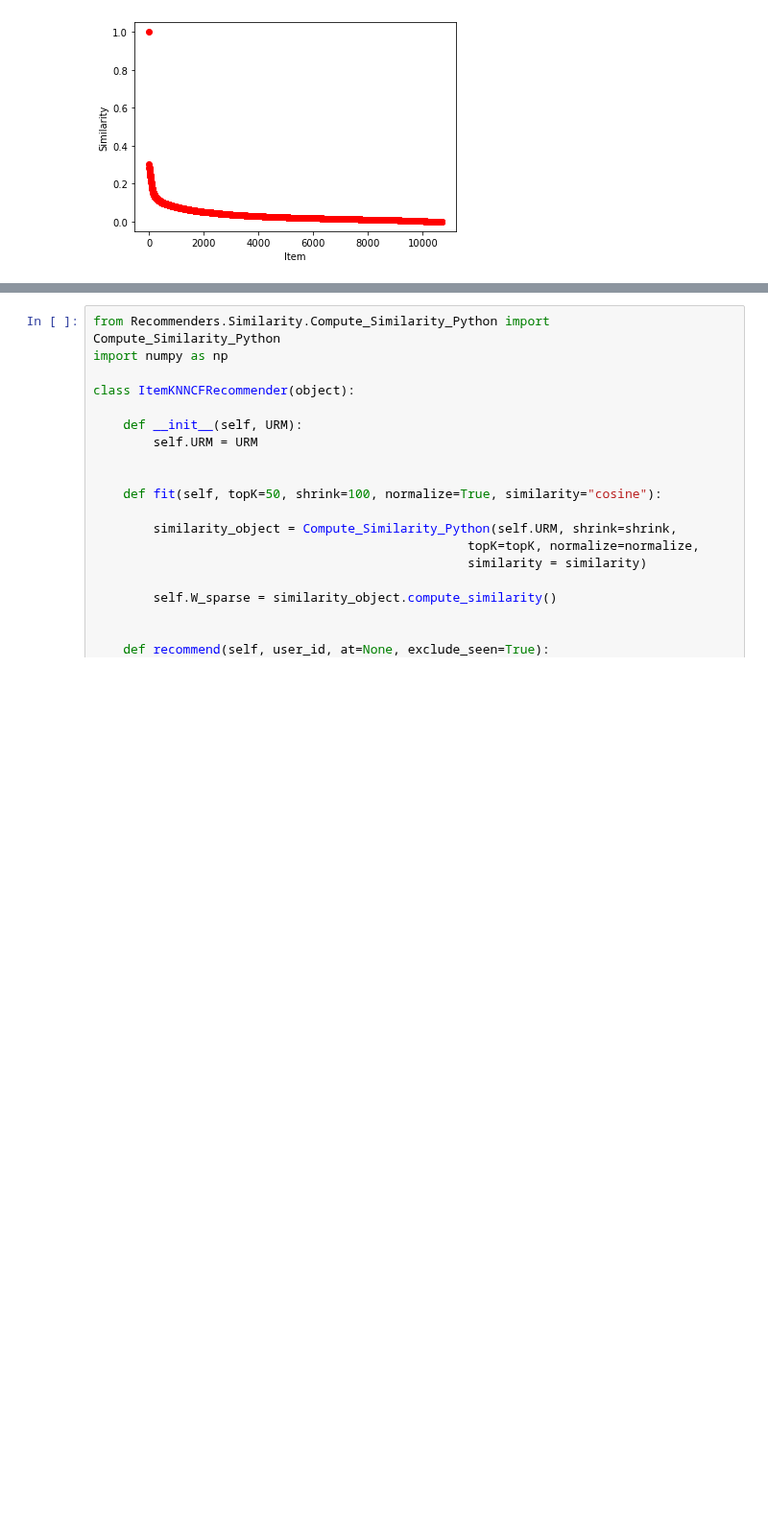
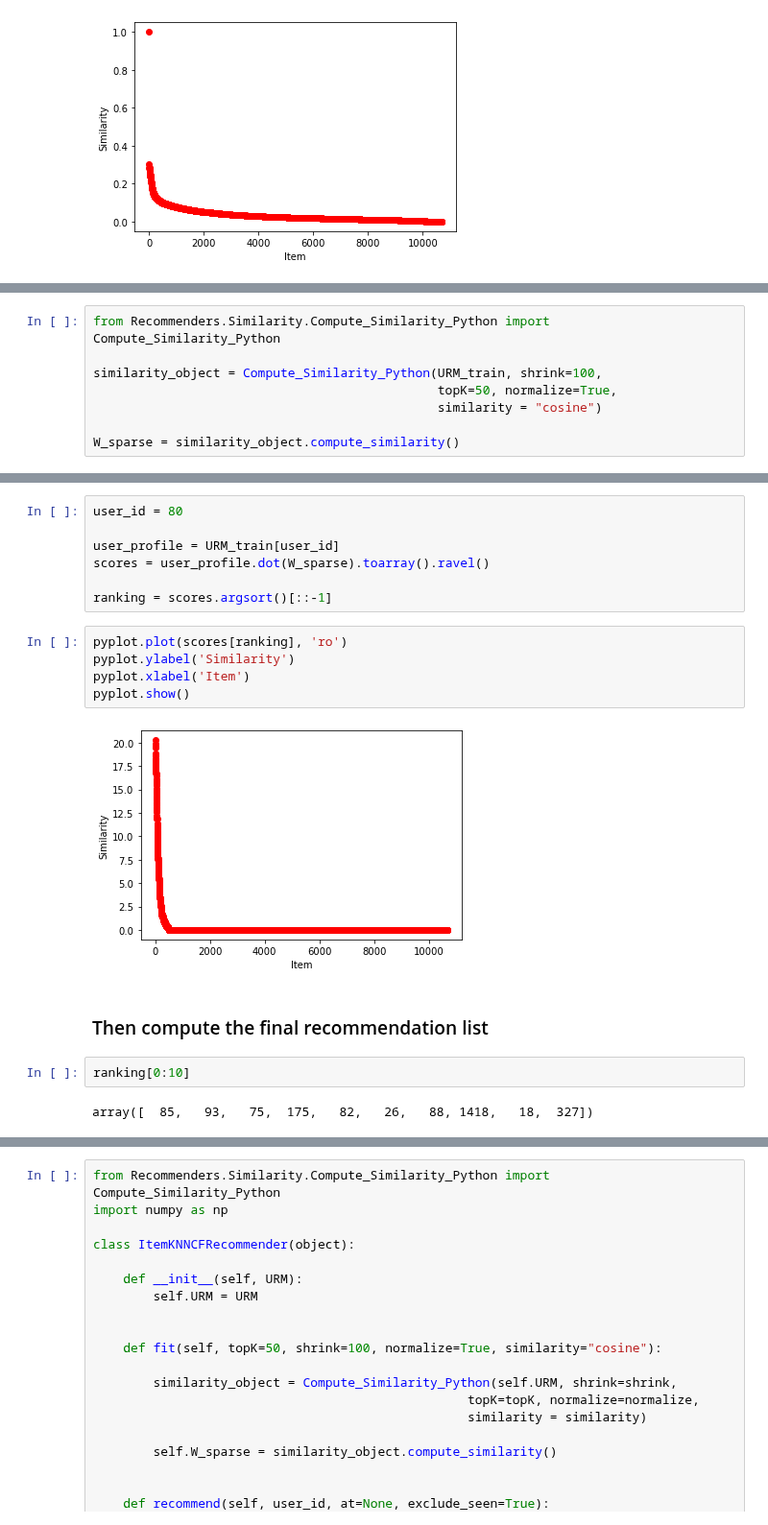
Before and after one commit to MaurizioFD/RecSys_Course_AT_PoliMi, a Jupyter notebook: Practice 04 - Collaborative Filtering.ipynb, the cells around one changed output, grey strips where cells are left out. Shown at 96% size. Drawn from its saved outputs; the diff is of its cells as text; blank space fills up the shorter version.

```diff
--- a/Practice 04 - Collaborative Filtering.ipynb
+++ b/Practice 04 - Collaborative Filtering.ipynb
@@ -83,0 +75,8 @@ pyplot.show()
+# %%
+from Recommenders.Similarity.Compute_Similarity_Python import Compute_Similarity_Python
+
+similarity_object = Compute_Similarity_Python(URM_train, shrink=100,
+                                              topK=50, normalize=True,
+                                              similarity = "cosine")
+
+W_sparse = similarity_object.compute_similarity()
@@ -83,0 +85,20 @@ pyplot.show()
+# %%
+user_id = 80
+
+user_profile = URM_train[user_id]
+scores = user_profile.dot(W_sparse).toarray().ravel()
+
+ranking = scores.argsort()[::-1]
+# %%
+pyplot.plot(scores[ranking], 'ro')
+pyplot.ylabel('Similarity')
+pyplot.xlabel('Item')
+pyplot.show()
+# %% [output]
+[figure, added]
+# %% [markdown]
+### Then compute the final recommendation list
+# %%
+ranking[0:10]
+# %% [output]
+array([  85,   93,   75,  175,   82,   26,   88, 1418,   18,  327])
```
Also changed, not shown: parts of 14 cells of this notebook.
